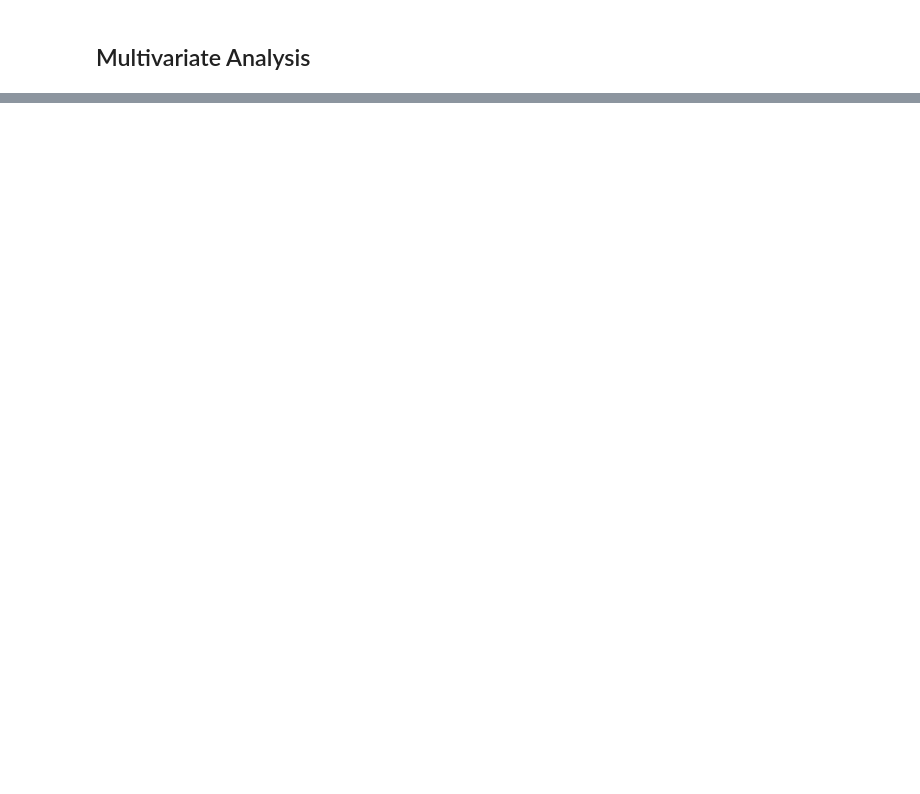
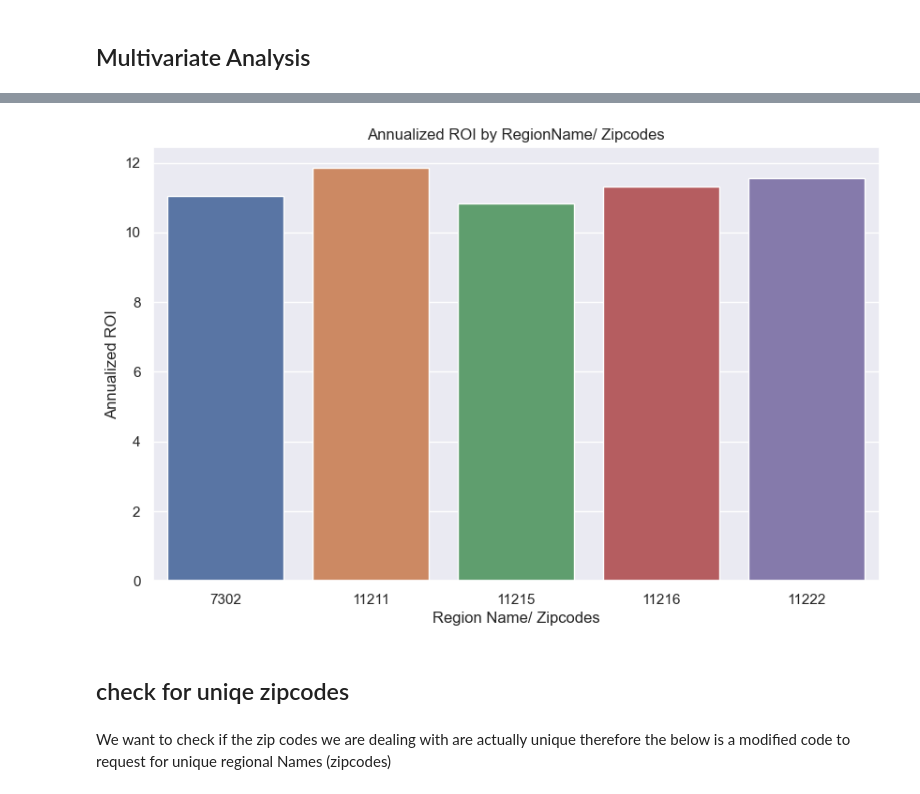
Before and after one commit to Sandrakiptumm/phase-4-group-3-project, a Jupyter notebook: index.ipynb, the cells around one changed output, grey strips where cells are left out. Drawn from its saved outputs; the diff is of its cells as text; code cells hidden in the pictures; blank space fills up the shorter version.

```diff
--- a/index.ipynb
+++ b/index.ipynb
@@ -502,0 +598,42 @@ The pair plot visualizes the relationships between real estate prices in three s
+# %%
+class RealEstateAnalyzer:
+    """Analyzes real estate data for investment."""
+
+    def __init__(self, data_path):
+        self.data = pd.read_csv(data_path)
+        self.sorted_annualized_roi_df = None
+
+    def calculate_annualized_roi(self):
+        """
+        Calculates the Annualized ROI for each RegionName.
+        """
+        years_difference = (2018 - 1996) + (4/12)
+        self.data['Annualized_ROI'] = ((self.data['2018-04'] / self.data['1996-04'])**(1/years_difference) - 1) * 100
+        self.sorted_annualized_roi_df = self.data.sort_values(by='Annualized_ROI', ascending=False)
+
+    def plot_top_5_roi(self):
+        """
+        Plots the top 5 RegionNames by Annualized ROI.
+        """
+        # Extract first 5 rows and selected columns
+        sub_df = self.sorted_annualized_roi_df.head(5)[['RegionName', 'Annualized_ROI']]
+
+        # Create bar graph using Seaborn
+        sns.barplot(x='RegionName', y='Annualized_ROI', data=sub_df)
+        sns.set(rc={"figure.figsize":(10, 6)})
+        plt.xlabel('Region Name/ Zipcodes')
+        plt.ylabel('Annualized ROI')
+        plt.title('Annualized ROI by RegionName/ Zipcodes')
+        plt.show()
+
+# Example usage
+data_path = "zillow_data.csv"
+analyzer = RealEstateAnalyzer(data_path)
+analyzer.calculate_annualized_roi()
+analyzer.plot_top_5_roi()
+# %% [output]
+[figure, added]
+# %% [markdown]
+## check for uniqe zipcodes
+# %% [markdown]
+We want to check if the zip codes we are dealing with are actually unique therefore the below is a modified code to request for unique regional Names (zipcodes)
```
Also changed, not shown: parts of 48 cells of this notebook.
